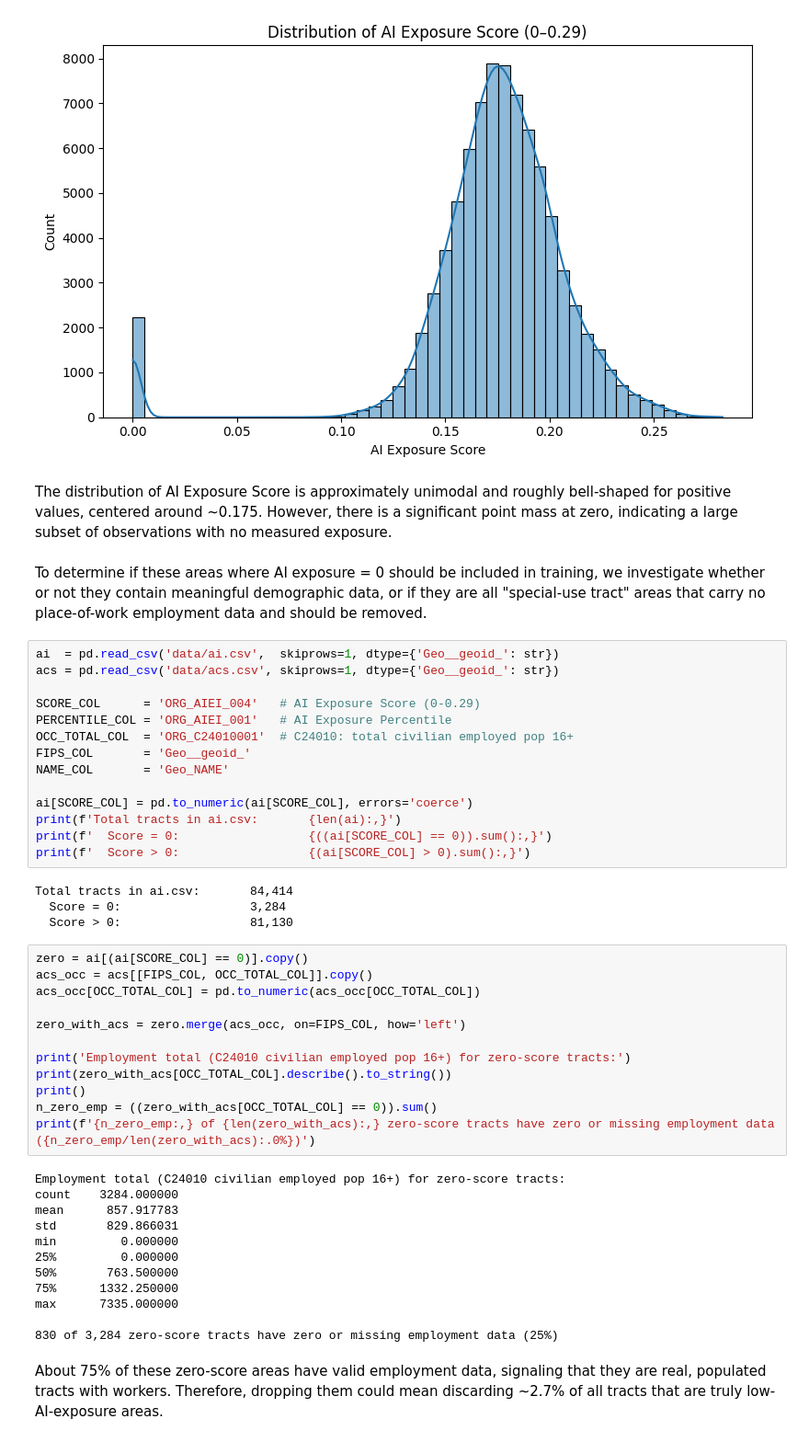
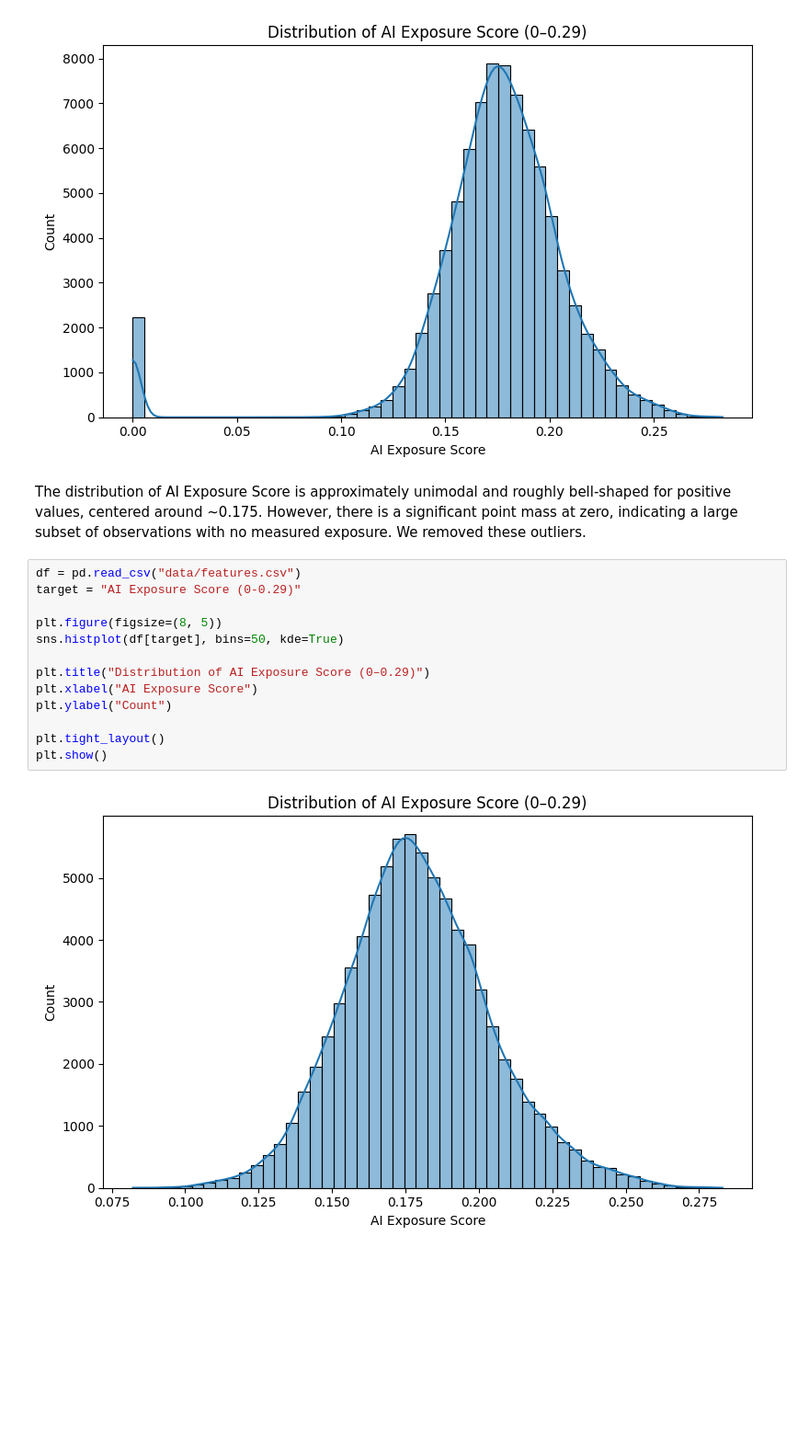
Before and after one commit to raelynncui/ai_exposure, a Jupyter notebook: eda.ipynb, the cells around one changed output. Shown at 92% size. Saved outputs shown, nothing was run; the diff lists cells and outputs as text; blank space fills up the shorter version.

Commit message:
remove outliers

```diff
--- a/eda.ipynb
+++ b/eda.ipynb
@@ -144,50 +144,19 @@ plt.show()
 # %% [output]
 [figure]
 # %% [markdown]
-The distribution of AI Exposure Score is approximately unimodal and roughly bell-shaped for positive values, centered around ~0.175. However, there is a significant point mass at zero, indicating a large subset of observations with no measured exposure.
+The distribution of AI Exposure Score is approximately unimodal and roughly bell-shaped for positive values, centered around ~0.175. However, there is a significant point mass at zero, indicating a large subset of observations with no measured exposure. We removed these outliers.
-# %% [markdown]
-To determine if these areas where AI exposure = 0 should be included in training, we investigate whether or not they contain meaningful demographic data, or if they are all "special-use tract" areas that carry no place-of-work employment data and should be removed.
-# %%
-ai  = pd.read_csv('data/ai.csv',  skiprows=1, dtype={'Geo__geoid_': str})
-acs = pd.read_csv('data/acs.csv', skiprows=1, dtype={'Geo__geoid_': str})
-
-SCORE_COL      = 'ORG_AIEI_004'   # AI Exposure Score (0-0.29)
-PERCENTILE_COL = 'ORG_AIEI_001'   # AI Exposure Percentile
-OCC_TOTAL_COL  = 'ORG_C24010001'  # C24010: total civilian employed pop 16+
-FIPS_COL       = 'Geo__geoid_'
-NAME_COL       = 'Geo_NAME'
-
-ai[SCORE_COL] = pd.to_numeric(ai[SCORE_COL], errors='coerce')
-print(f'Total tracts in ai.csv:       {len(ai):,}')
-print(f'  Score = 0:                  {((ai[SCORE_COL] == 0)).sum():,}')
-print(f'  Score > 0:                  {(ai[SCORE_COL] > 0).sum():,}')
-# %% [output]
-Total tracts in ai.csv:       84,414
-  Score = 0:                  3,284
-  Score > 0:                  81,130
-# %%
-zero = ai[(ai[SCORE_COL] == 0)].copy()
-acs_occ = acs[[FIPS_COL, OCC_TOTAL_COL]].copy()
-acs_occ[OCC_TOTAL_COL] = pd.to_numeric(acs_occ[OCC_TOTAL_COL])
-
-zero_with_acs = zero.merge(acs_occ, on=FIPS_COL, how='left')
-
-print('Employment total (C24010 civilian employed pop 16+) for zero-score tracts:')
-print(zero_with_acs[OCC_TOTAL_COL].describe().to_string())
-print()
-n_zero_emp = ((zero_with_acs[OCC_TOTAL_COL] == 0)).sum()
-print(f'{n_zero_emp:,} of {len(zero_with_acs):,} zero-score tracts have zero or missing employment data ({n_zero_emp/len(zero_with_acs):.0%})')
-# %% [output]
-Employment total (C24010 civilian employed pop 16+) for zero-score tracts:
-count    3284.000000
-mean      857.917783
-std       829.866031
-min         0.000000
-25%         0.000000
-50%       763.500000
-75%      1332.250000
-max      7335.000000
-
-830 of 3,284 zero-score tracts have zero or missing employment data (25%)
-# %% [markdown]
-About 75% of these zero-score areas have valid employment data, signaling that they are real, populated tracts with workers. Therefore, dropping them could mean discarding ~2.7% of all tracts that are truly low-AI-exposure areas.
+# %%
+df = pd.read_csv("data/features.csv")
+target = "AI Exposure Score (0-0.29)"
+
+plt.figure(figsize=(8, 5))
+sns.histplot(df[target], bins=50, kde=True)
+
+plt.title("Distribution of AI Exposure Score (0–0.29)")
+plt.xlabel("AI Exposure Score")
+plt.ylabel("Count")
+
+plt.tight_layout()
+plt.show()
+# %% [output]
+[figure, added]
```
Also changed, not shown: parts of 1 cell of this notebook, 4 other files.
